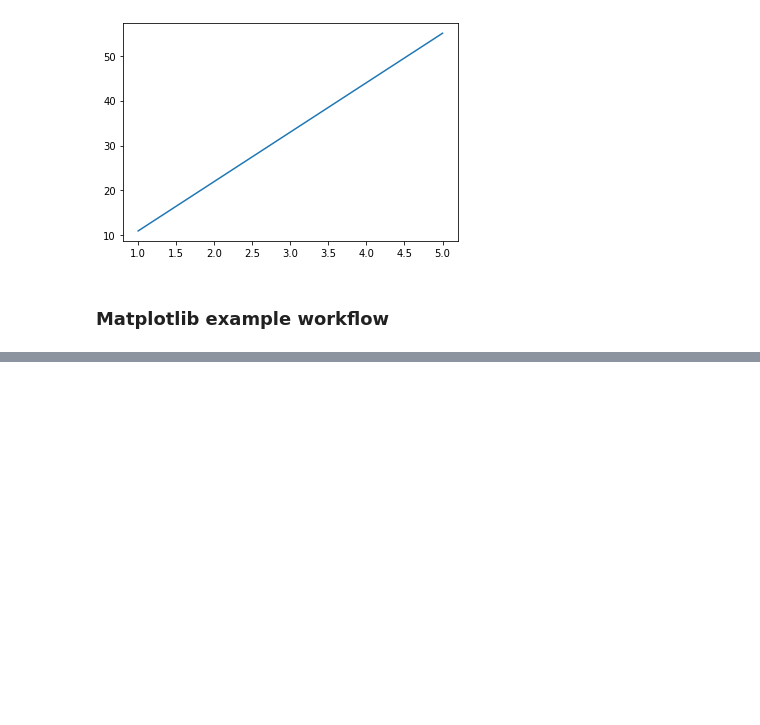
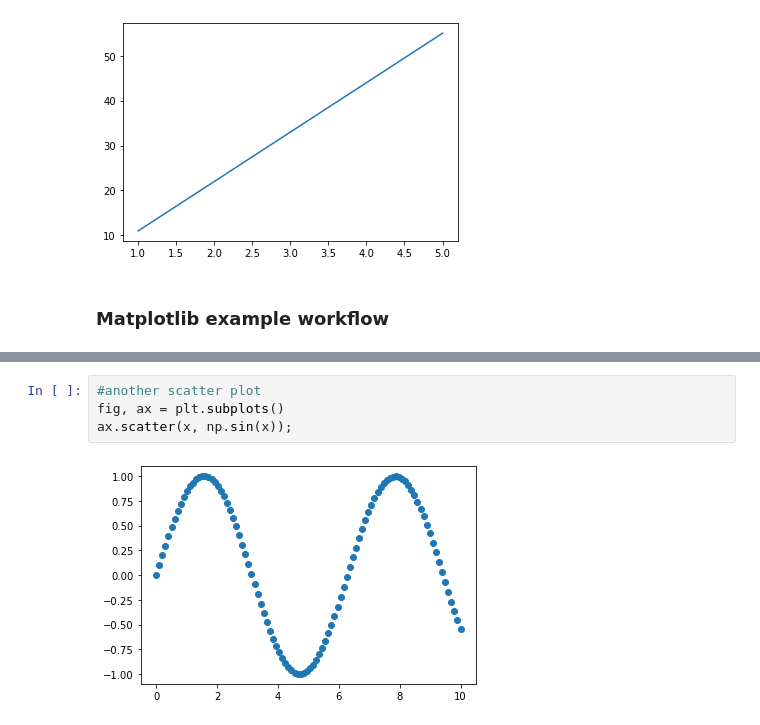
Before and after one commit to vishnuk7/MachineLearning, a Jupyter notebook: matplotlib/introduction-matplotlib.ipynb, the cells around one changed output, grey strips where cells are left out. Drawn from its saved outputs; the diff is of its cells as text; blank space fills up the shorter version.

```diff
--- a/matplotlib/introduction-matplotlib.ipynb
+++ b/matplotlib/introduction-matplotlib.ipynb
@@ -78,0 +105,6 @@ fig.savefig('img/sample.png')
+# %%
+#another scatter plot
+fig, ax = plt.subplots()
+ax.scatter(x, np.sin(x));
+# %% [output]
+[figure, added]
```
Also changed, not shown: parts of 10 cells of this notebook.
